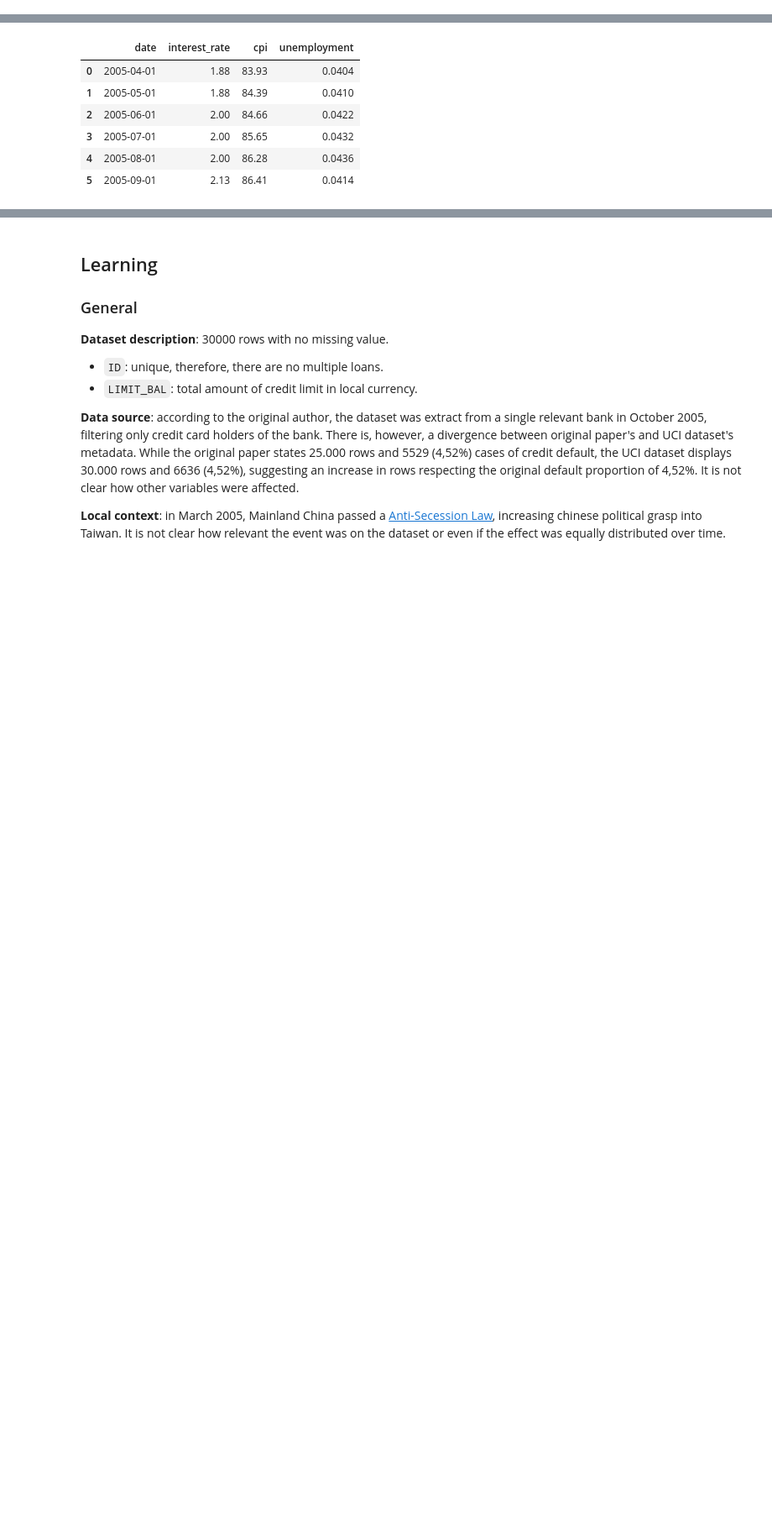
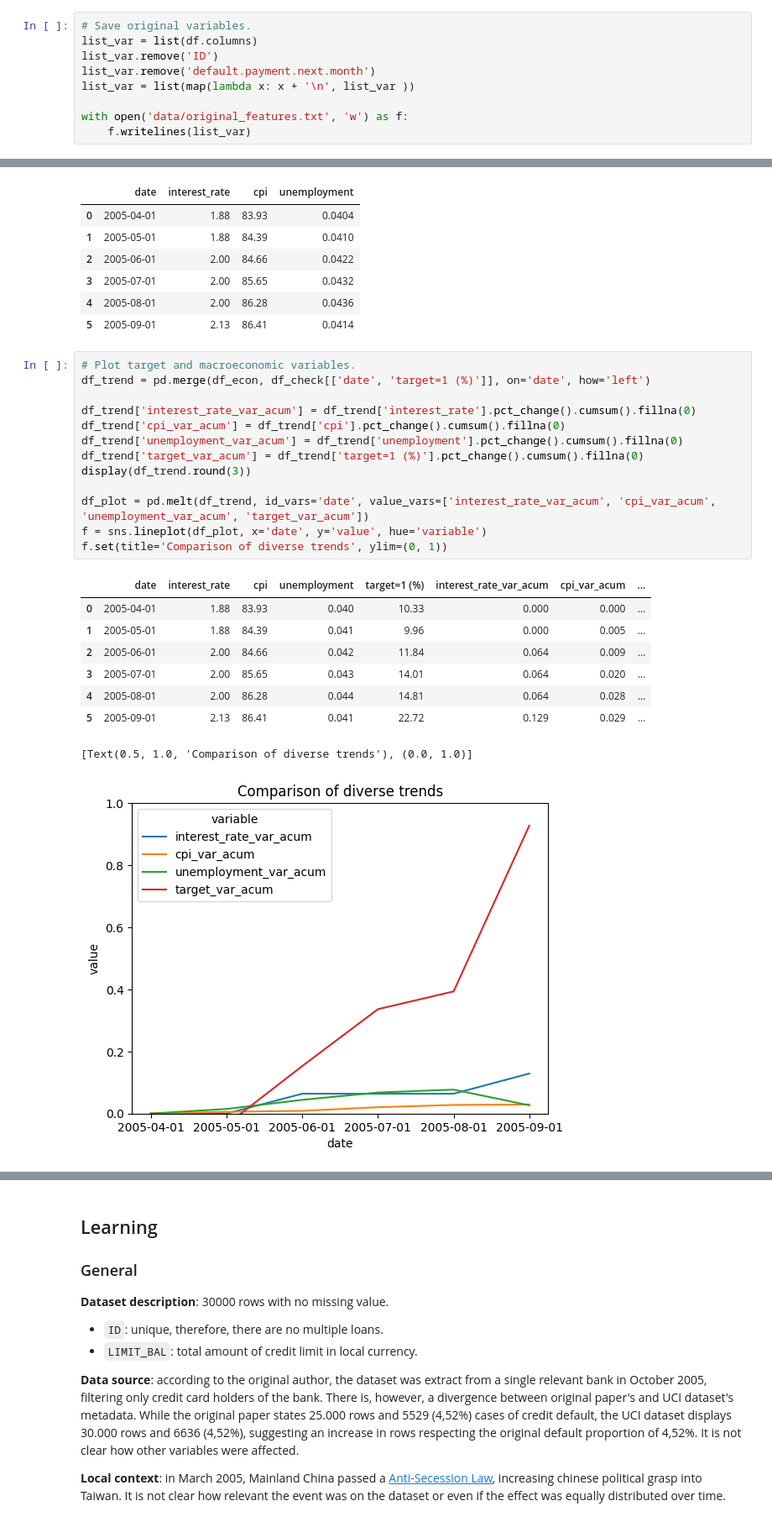
Before and after one commit to rknagao/uci_default_credit_card, a Jupyter notebook: eda.ipynb, the cells around one changed output, grey strips where cells are left out. Shown at 84% size. Drawn from its saved outputs; the diff is of its cells as text; blank space fills up the shorter version.

Commit message:
insert external variables analysis.
Taiwan economic indicators.

```diff
--- a/eda.ipynb
+++ b/eda.ipynb
@@ -31,3 +31,12 @@ df.head()
 | 3 | 4 | 50000.0 | 2 | 2 | 1 | 37 | 0 | 0 | 0 | 0 | ... |
 | 4 | 5 | 50000.0 | 1 | 2 | 1 | 57 | -1 | 0 | -1 | 0 | ... |
 5 rows × 25 columns
+# %%
+# Save original variables.
+list_var = list(df.columns)
+list_var.remove('ID')
+list_var.remove('default.payment.next.month')
+list_var = list(map(lambda x: x + '\n', list_var ))
+
+with open('data/original_features.txt', 'w') as f:
+    f.writelines(list_var)
@@ -906,3 +922,26 @@ df_econ
 | 3 | 2005-07-01 | 2.00 | 85.65 | 0.0432 |
 | 4 | 2005-08-01 | 2.00 | 86.28 | 0.0436 |
 | 5 | 2005-09-01 | 2.13 | 86.41 | 0.0414 |
+# %%
+# Plot target and macroeconomic variables.
+df_trend = pd.merge(df_econ, df_check[['date', 'target=1 (%)']], on='date', how='left')
+
+df_trend['interest_rate_var_acum'] = df_trend['interest_rate'].pct_change().cumsum().fillna(0)
+df_trend['cpi_var_acum'] = df_trend['cpi'].pct_change().cumsum().fillna(0)
+df_trend['unemployment_var_acum'] = df_trend['unemployment'].pct_change().cumsum().fillna(0)
+df_trend['target_var_acum'] = df_trend['target=1 (%)'].pct_change().cumsum().fillna(0)
+display(df_trend.round(3))
+
+df_plot = pd.melt(df_trend, id_vars='date', value_vars=['interest_rate_var_acum', 'cpi_var_acum', 'unemployment_var_acum', 'target_var_acum'])
+f = sns.lineplot(df_plot, x='date', y='value', hue='variable')
+f.set(title='Comparison of diverse trends', ylim=(0, 1))
+# %% [output]
+|  | date | interest_rate | cpi | unemployment | target=1 (%) | interest_rate_var_acum | cpi_var_acum | ... |
+| 0 | 2005-04-01 | 1.88 | 83.93 | 0.040 | 10.33 | 0.000 | 0.000 | ... |
+| 1 | 2005-05-01 | 1.88 | 84.39 | 0.041 | 9.96 | 0.000 | 0.005 | ... |
+| 2 | 2005-06-01 | 2.00 | 84.66 | 0.042 | 11.84 | 0.064 | 0.009 | ... |
+| 3 | 2005-07-01 | 2.00 | 85.65 | 0.043 | 14.01 | 0.064 | 0.020 | ... |
+| 4 | 2005-08-01 | 2.00 | 86.28 | 0.044 | 14.81 | 0.064 | 0.028 | ... |
+| 5 | 2005-09-01 | 2.13 | 86.41 | 0.041 | 22.72 | 0.129 | 0.029 | ... |
+[Text(0.5, 1.0, 'Comparison of diverse trends'), (0.0, 1.0)]
+[figure, added]
```
Also changed, not shown: parts of 6 cells of this notebook, 5 other files.
